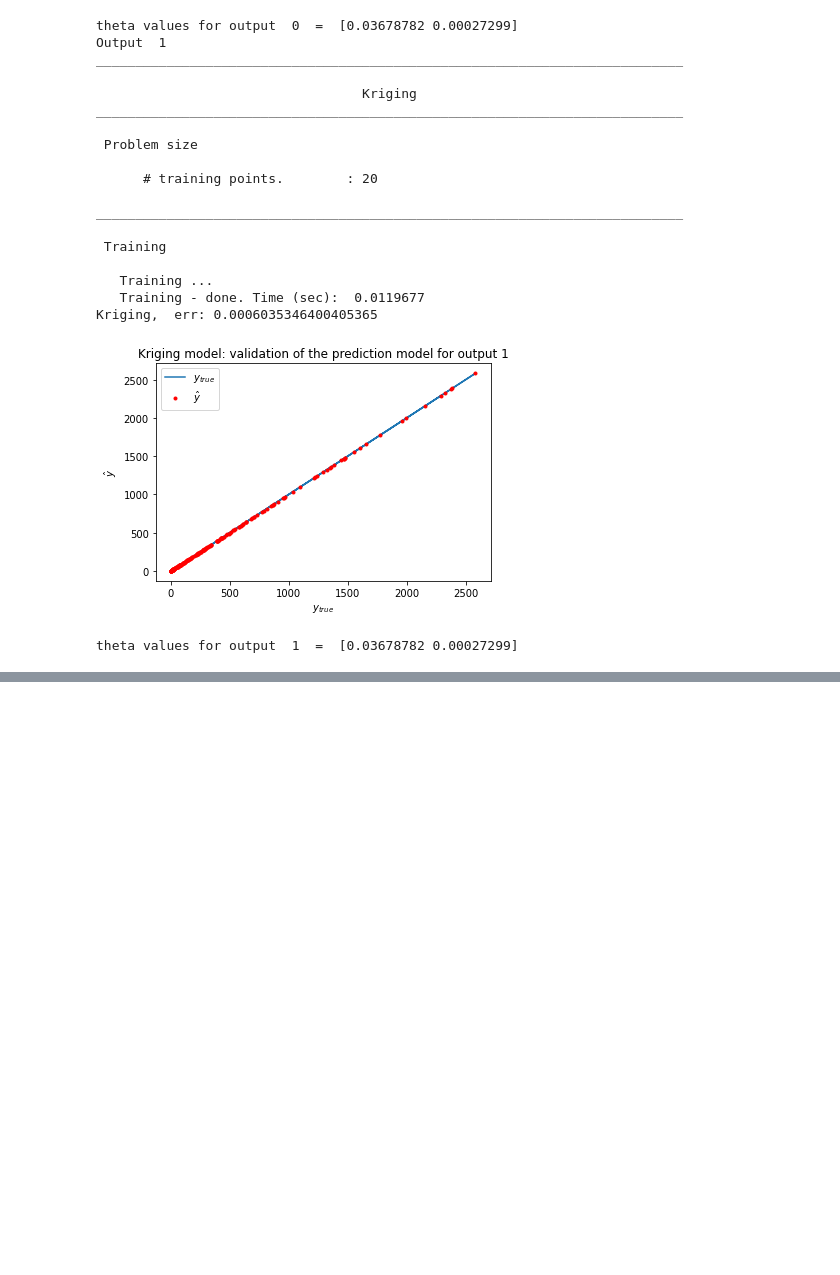
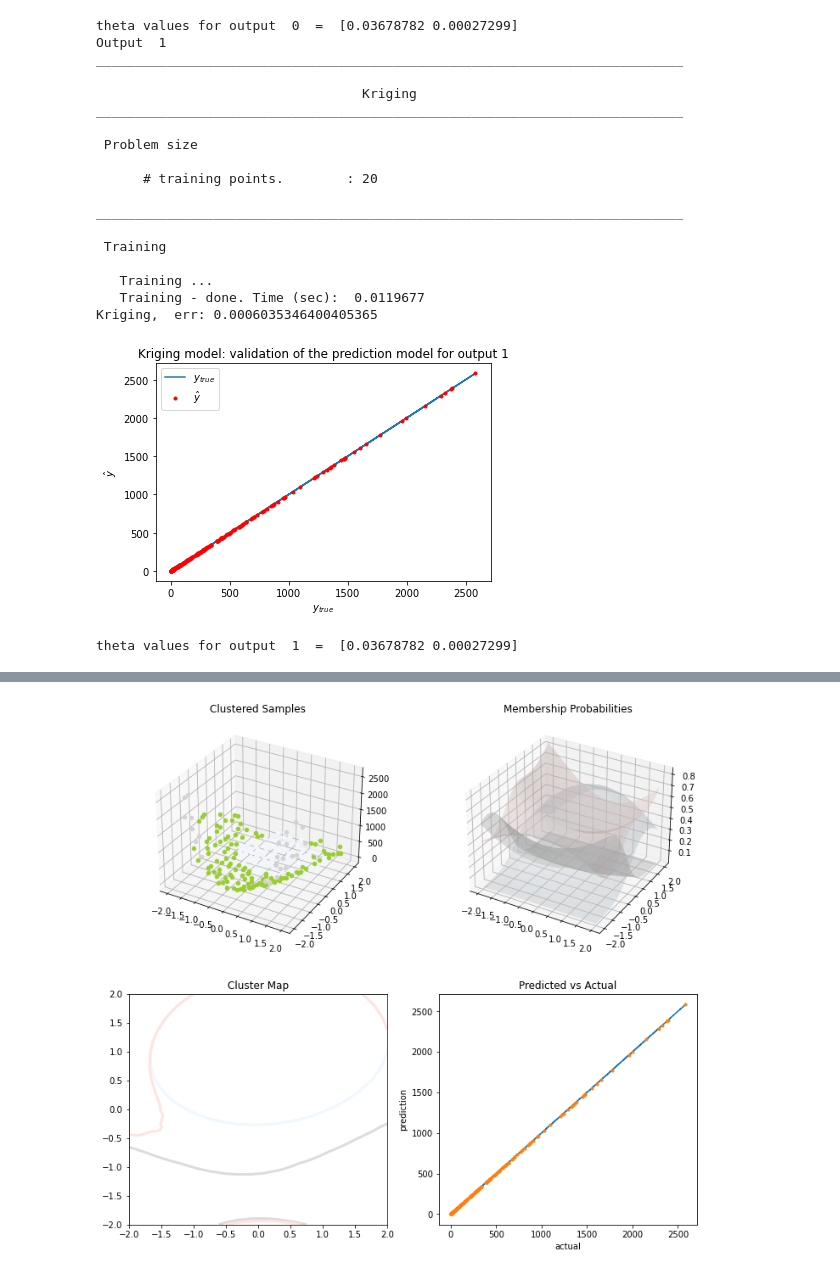
Before and after one commit to dbetteb/early-ML, a Jupyter notebook: 09_SMT_NOTEBOOK/SMT_Tutorial.ipynb, the cells around one changed output, grey strips where cells are left out. Saved outputs shown, nothing was run; the diff lists cells and outputs as text; code cells hidden in the pictures; blank space fills up the shorter version.

```diff
--- a/09_SMT_NOTEBOOK/SMT_Tutorial.ipynb
+++ b/09_SMT_NOTEBOOK/SMT_Tutorial.ipynb
@@ -1218,0 +1253,60 @@ theta values for output  1  =  [0.03678782 0.00027299]
+# %%
+from matplotlib import colors
+from mpl_toolkits.mplot3d import Axes3D
+
+import sklearn
+
+fig = plt.figure(1)
+fig.set_size_inches(12, 11)
+
+# Cluster display
+colors_ = list(colors.cnames.items())
+GMM = moe.cluster
+weight = GMM.weights_
+mean = GMM.means_
+if sklearn.__version__ < "0.20.0":
+    cov = GMM.covars_
+else:
+    cov = GMM.covariances_
+prob_ = moe._proba_cluster(xt)
+sort = np.apply_along_axis(np.argmax, 1, prob_)
+
+xlim = fun.xlimits
+x0 = np.linspace(xlim[0, 0], xlim[0, 1], 20)
+x1 = np.linspace(xlim[1, 0], xlim[1, 1], 20)
+xv, yv = np.meshgrid(x0, x1)
+x = np.array(list(zip(xv.reshape((-1,)), yv.reshape((-1,)))))
+prob = moe._proba_cluster(x)
+
+plt.subplot(221, projection="3d")
+ax = plt.gca()
+for i in range(len(sort)):
+    color = colors_[int(((len(colors_) - 1) / sort.max()) * sort[i])][0]
+    ax.scatter(xt[i][0], xt[i][1], yt[i], c=color)
+plt.title("Clustered Samples")
+
+plt.subplot(222, projection="3d")
+ax = plt.gca()
+for i in range(len(weight)):
+    color = colors_[int(((len(colors_) - 1) / len(weight)) * i)][0]
+    ax.plot_trisurf(
+        x[:, 0], x[:, 1], prob[:, i], alpha=0.4, linewidth=0, color=color
+    )
+plt.title("Membership Probabilities")
+
+plt.subplot(223)
+for i in range(len(weight)):
+    color = colors_[int(((len(colors_) - 1) / len(weight)) * i)][0]
+    plt.tricontour(x[:, 0], x[:, 1], prob[:, i], 1, colors=color, linewidths=3)
+plt.title("Cluster Map")
+
+plt.subplot(224)
+plt.plot(ytest, ytest, "-.")
+plt.plot(ytest, y, ".")
+plt.xlabel("actual")
+plt.ylabel("prediction")
+plt.title("Predicted vs Actual")
+
+plt.show()
+# %% [output]
+[figure, added]
```
Also changed, not shown: parts of 6 cells of this notebook.
